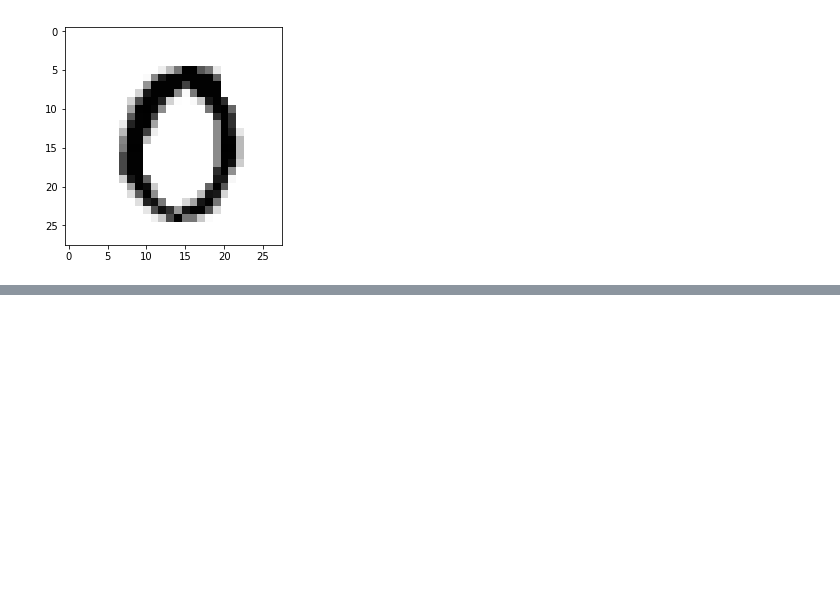
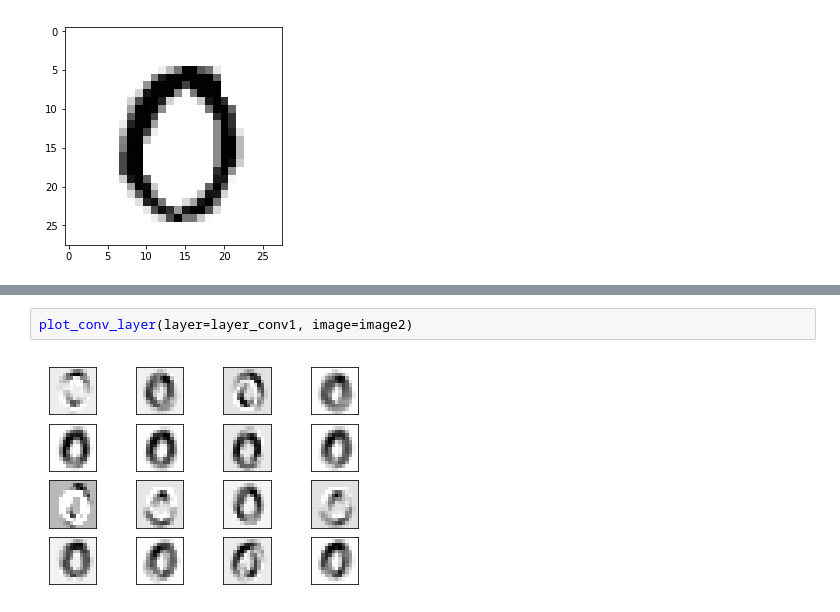
Before and after one commit to happyjin/tensorflow_tutorial, a Jupyter notebook: Hvass_tutorial/02_Convolutional_Neural_Network.ipynb, the cells around one changed output, grey strips where cells are left out. Drawn from its saved outputs; the diff is of its cells as text; blank space fills up the shorter version.

```diff
--- a/Hvass_tutorial/02_Convolutional_Neural_Network.ipynb
+++ b/Hvass_tutorial/02_Convolutional_Neural_Network.ipynb
@@ -670,0 +686,4 @@ f
+# %%
+plot_conv_layer(layer=layer_conv1, image=image2)
+# %% [output]
+[figure, added]
```
Also changed, not shown: parts of 29 cells of this notebook.
